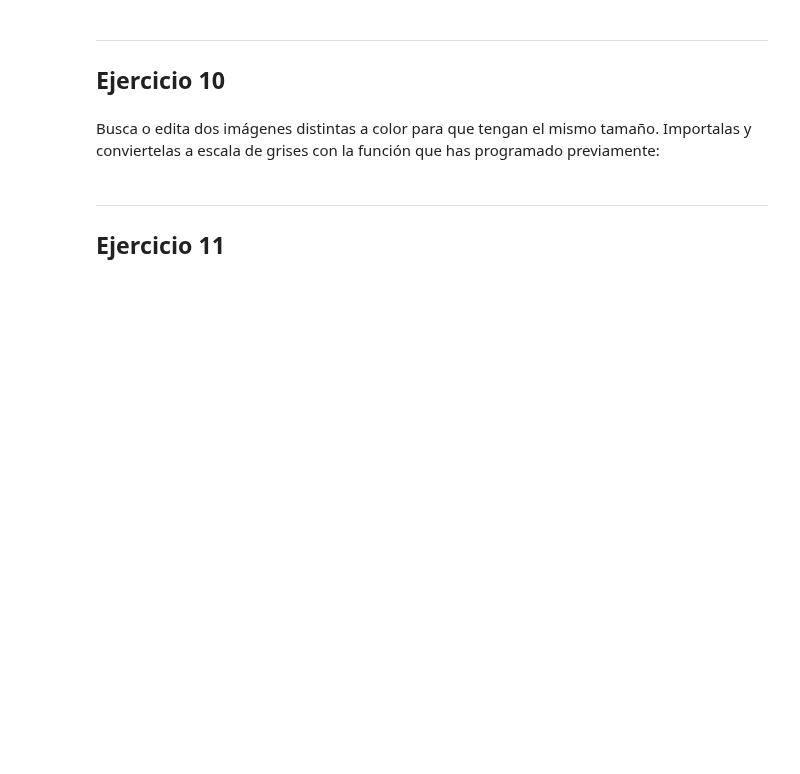
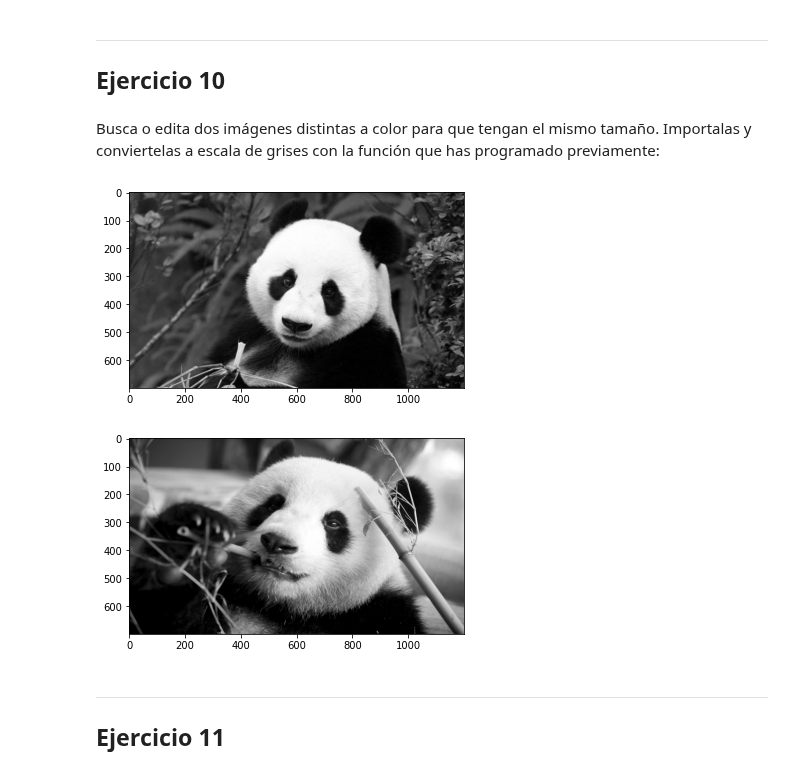
Before and after one commit to CarlosRyu98/PIA, a Jupyter notebook: 03 Tratamiento de imagen/01_Practica.ipynb, the cells around one changed output. Saved outputs shown, nothing was run; the diff lists cells and outputs as text; code cells hidden in the pictures; blank space fills up the shorter version.

```diff
--- a/03 Tratamiento de imagen/01_Practica.ipynb
+++ b/03 Tratamiento de imagen/01_Practica.ipynb
@@ -135,6 +124,18 @@ plt.show()
 ## Ejercicio 10
 # %% [markdown]
 Busca o edita dos imágenes distintas a color para que tengan el mismo tamaño. Importalas y conviertelas a escala de grises con la función que has programado previamente:
+# %%
+img10a = colorToGrayscale(plt.imread("01_panda1.jpg"))
+img10b = colorToGrayscale(plt.imread("01_panda2.jpg"))
+
+plt.imshow(img10a, cmap="gray")
+plt.show()
+
+plt.imshow(img10b, cmap="gray")
+plt.show()
+# %% [output]
+[figure, added]
+[figure, added]
 # %% [markdown]
 ---
 ## Ejercicio 11
```
Also changed, not shown: parts of 6 cells of this notebook, 5 other files.
